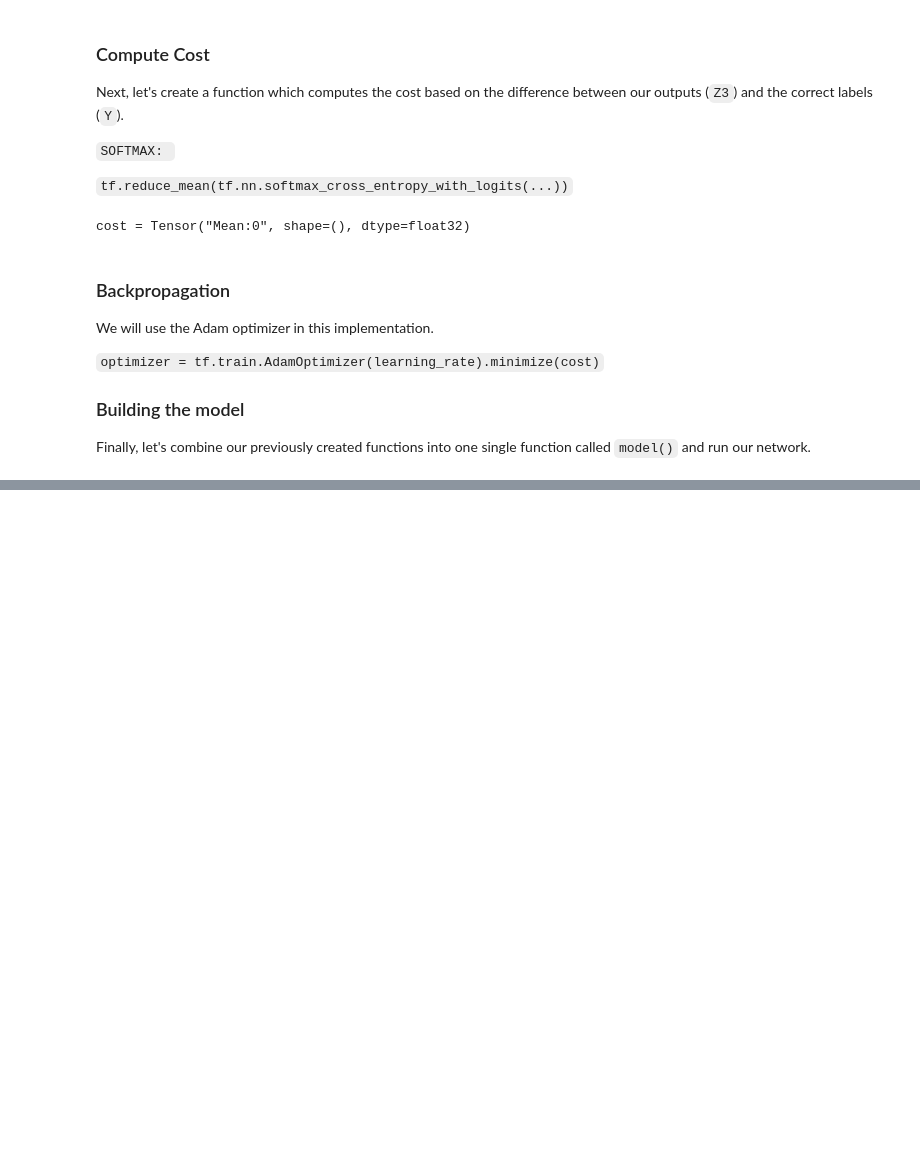
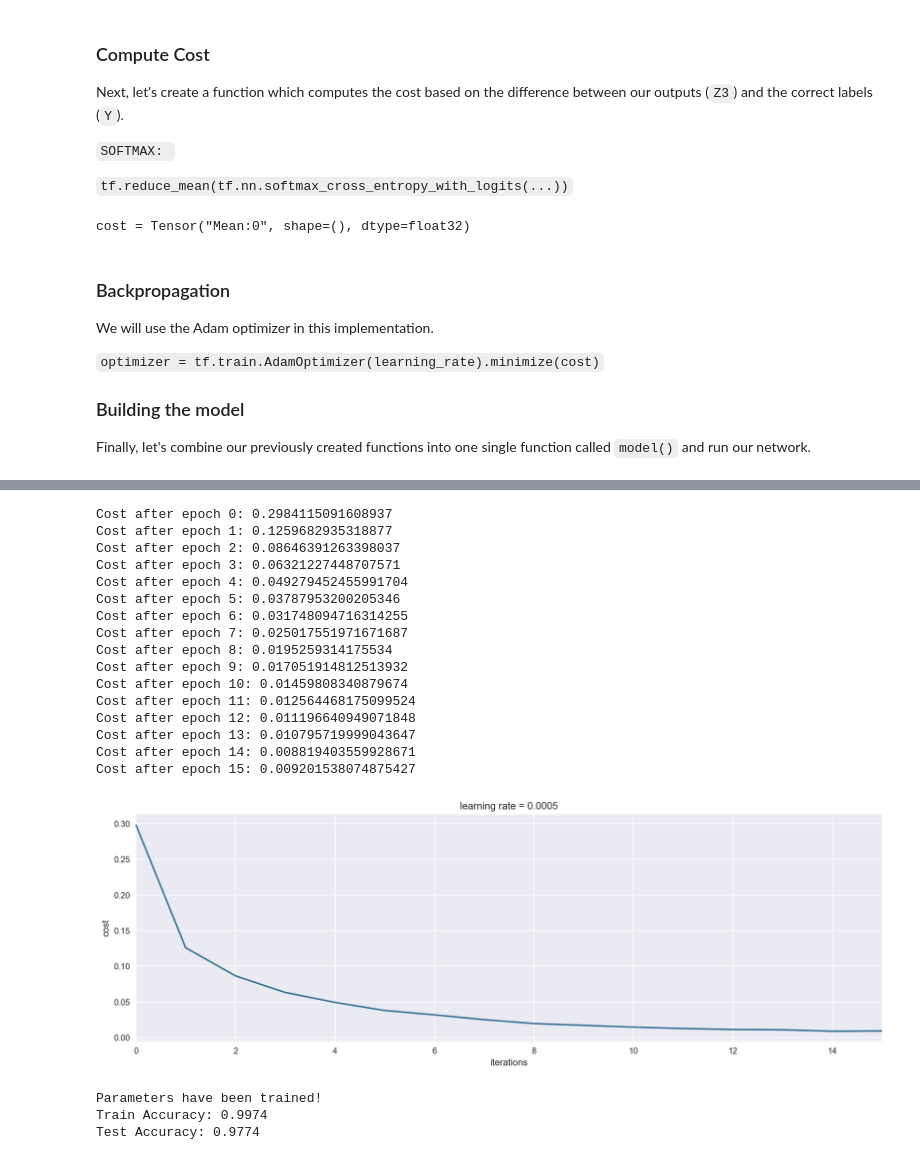
Before and after one commit to jjasonward/fashion-mnist-nn, a Jupyter notebook: script.ipynb, the cells around one changed output, grey strips where cells are left out. Drawn from its saved outputs; the diff is of its cells as text; code cells hidden in the pictures; blank space fills up the shorter version.

```diff
--- a/script.ipynb
+++ b/script.ipynb
@@ -30,6 +30,10 @@ from tensorflow.python.framework import ops
 # Import Fashion MNIST data with one-hot encoding
 from tensorflow.examples.tutorials.mnist import input_data
 fashion_mnist = input_data.read_data_sets('input/data', one_hot=True)
+
+# Import original MNIST
+from tensorflow.examples.tutorials.mnist import input_data
+mnist = input_data.read_data_sets("/tmp/data/", one_hot=True)
 # %% [output]
 Extracting input/data/train-images-idx3-ubyte.gz
 Extracting input/data/train-labels-idx1-ubyte.gz
@@ -448,0 +478,27 @@ Test Accuracy: 0.8984
+# %%
+# Running our model on the original MNIST
+train = mnist.train
+test = mnist.test
+
+parameters = model(train, test, learning_rate=0.0005, graph_filename='original_mnist_costs')
+# %% [output]
+Cost after epoch 0: 0.2984115091608937
+Cost after epoch 1: 0.1259682935318877
+Cost after epoch 2: 0.08646391263398037
+Cost after epoch 3: 0.06321227448707571
+Cost after epoch 4: 0.049279452455991704
+Cost after epoch 5: 0.03787953200205346
+Cost after epoch 6: 0.031748094716314255
+Cost after epoch 7: 0.025017551971671687
+Cost after epoch 8: 0.0195259314175534
+Cost after epoch 9: 0.017051914812513932
+Cost after epoch 10: 0.01459808340879674
+Cost after epoch 11: 0.012564468175099524
+Cost after epoch 12: 0.011196640949071848
+Cost after epoch 13: 0.010795719999043647
+Cost after epoch 14: 0.008819403559928671
+Cost after epoch 15: 0.009201538074875427
+[figure, added]
+Parameters have been trained!
+Train Accuracy: 0.9974
+Test Accuracy: 0.9774
```
Also changed, not shown: parts of 6 cells of this notebook, 5 other files.
